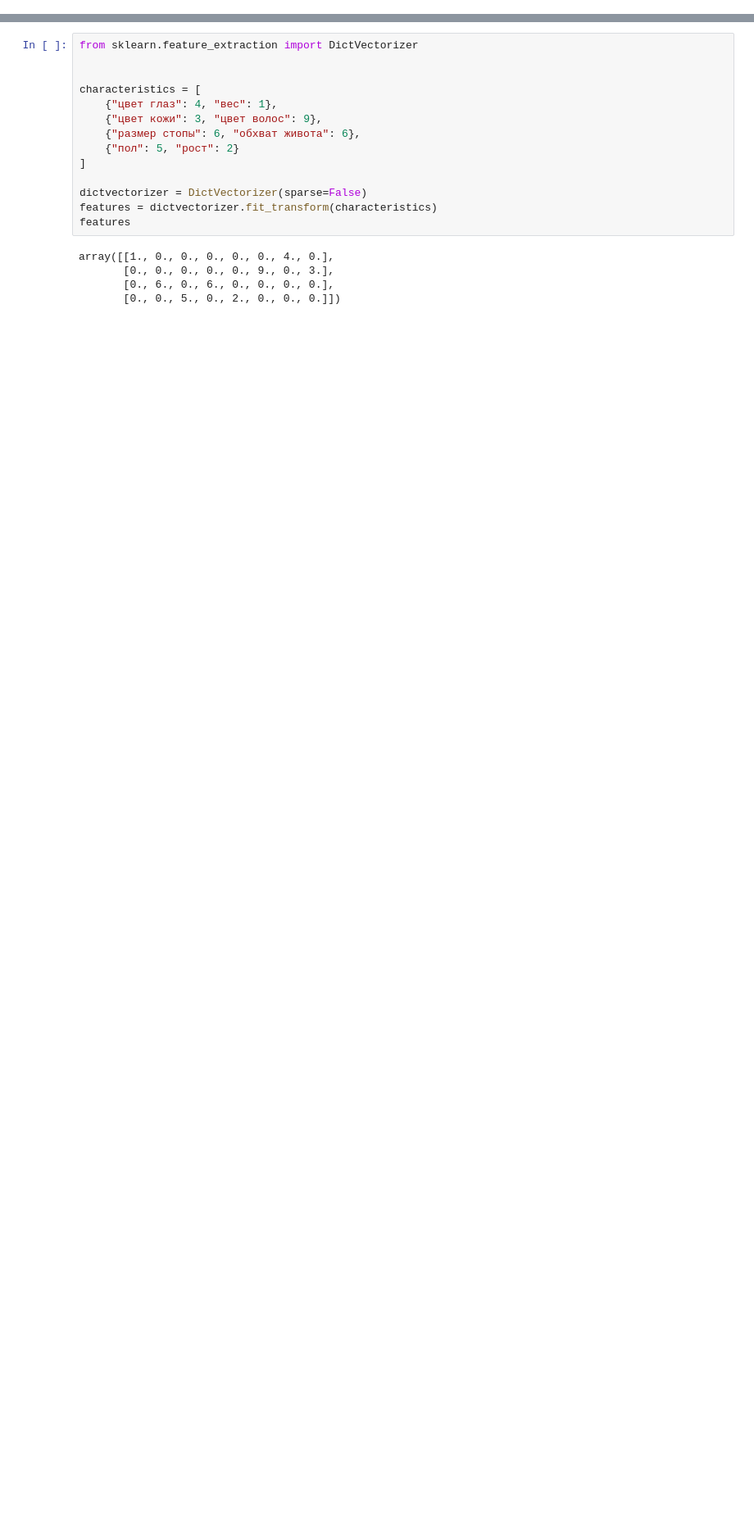
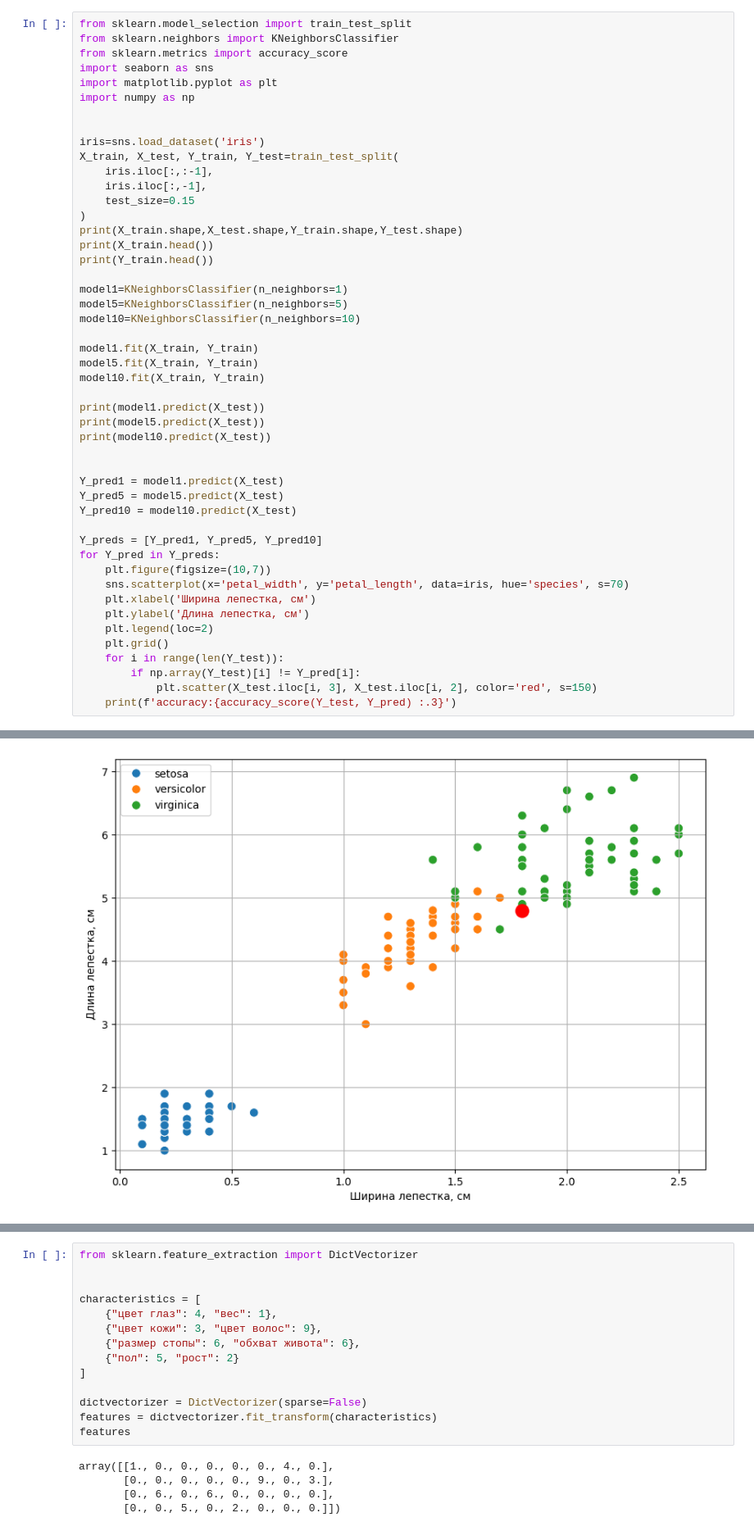
Before and after one commit to LaryStef/AI, a Jupyter notebook: Kotov_T_Workbook3.ipynb, the cells around one changed output, grey strips where cells are left out. Shown at 82% size. Saved outputs shown, nothing was run; the diff lists cells and outputs as text; blank space fills up the shorter version.

```diff
--- a/Kotov_T_Workbook3.ipynb
+++ b/Kotov_T_Workbook3.ipynb
@@ -64,0 +33,49 @@ print(Z)
+# %%
+from sklearn.model_selection import train_test_split
+from sklearn.neighbors import KNeighborsClassifier
+from sklearn.metrics import accuracy_score
+import seaborn as sns
+import matplotlib.pyplot as plt
+import numpy as np
+
+
+iris=sns.load_dataset('iris')
+X_train, X_test, Y_train, Y_test=train_test_split(
+    iris.iloc[:,:-1],
+    iris.iloc[:,-1],
+    test_size=0.15
+)
+print(X_train.shape,X_test.shape,Y_train.shape,Y_test.shape)
+print(X_train.head())
+print(Y_train.head())
+
+model1=KNeighborsClassifier(n_neighbors=1)
+model5=KNeighborsClassifier(n_neighbors=5)
+model10=KNeighborsClassifier(n_neighbors=10)
+
+model1.fit(X_train, Y_train)
+model5.fit(X_train, Y_train)
+model10.fit(X_train, Y_train)
+
+print(model1.predict(X_test))
+print(model5.predict(X_test))
+print(model10.predict(X_test))
+
+
+Y_pred1 = model1.predict(X_test)
+Y_pred5 = model5.predict(X_test)
+Y_pred10 = model10.predict(X_test)
+
+Y_preds = [Y_pred1, Y_pred5, Y_pred10]
+for Y_pred in Y_preds:
+    plt.figure(figsize=(10,7))
+    sns.scatterplot(x='petal_width', y='petal_length', data=iris, hue='species', s=70)
+    plt.xlabel('Ширина лепестка, см')
+    plt.ylabel('Длина лепестка, см')
+    plt.legend(loc=2)
+    plt.grid()
+    for i in range(len(Y_test)):
+        if np.array(Y_test)[i] != Y_pred[i]:
+            plt.scatter(X_test.iloc[i, 3], X_test.iloc[i, 2], color='red', s=150)
+    print(f'accuracy:{accuracy_score(Y_test, Y_pred) :.3}')
+# %% [output]
@@ -64,0 +99 @@ print(Z)
+[figure, added]
```
Also changed, not shown: parts of 4 cells of this notebook.
